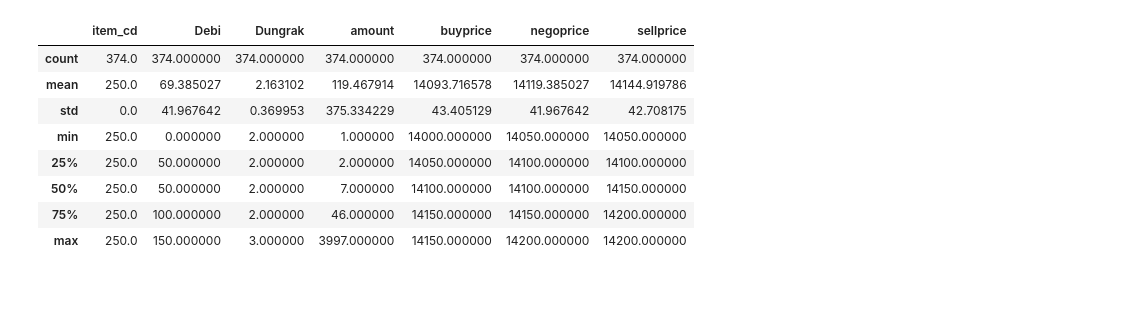
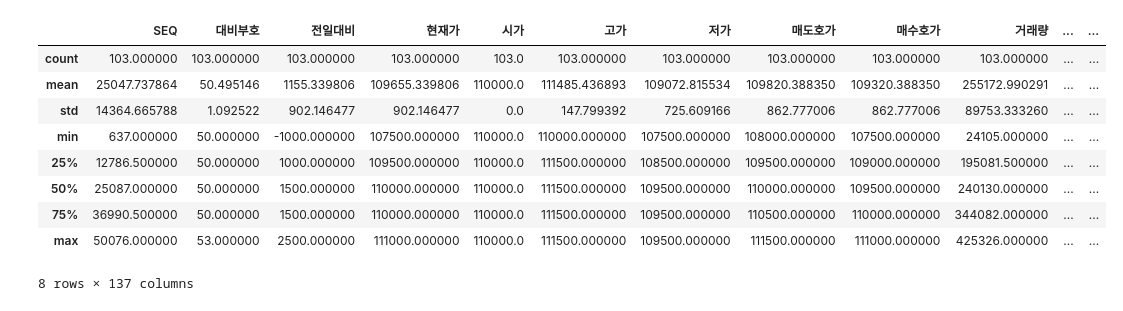
Before and after one commit to sunghoonyang/auto_invest, a Jupyter notebook: jupyter_notebook/rapid_price_fall.ipynb, the cells around one changed output. Drawn from its saved outputs; the diff is of its cells as text; code cells hidden in the pictures.

```diff
--- a/jupyter_notebook/rapid_price_fall.ipynb
+++ b/jupyter_notebook/rapid_price_fall.ipynb
@@ -37,25 +37,26 @@ from sklearn.linear_model import Perceptron
 from sklearn.linear_model import SGDClassifier
 from sklearn.tree import DecisionTreeClassifier
 # %%
-item_cd = 250
+item_cd_kakao = 'A035720'
+item_cd_amore_g = 'A002790'
 sql = """
 SELECT
     *
-FROM krx_timeconclude_today
-WHERE `item_cd` = {item_cd}
-ORDER BY time ASC
+FROM market_eye_today
+WHERE `종목코드` = '{item_cd}'
 ;
-""".format(item_cd=item_cd)
+""".format(item_cd=item_cd_kakao)
 engine = dbMeta.get_mysql_engine()
 snapshot = pd.read_sql(sql, engine)
 snapshot.describe()
 # %% [output]
-|  | item_cd | Debi | Dungrak | amount | buyprice | negoprice | sellprice |
-| count | 374.0 | 374.000000 | 374.000000 | 374.000000 | 374.000000 | 374.000000 | 374.000000 |
-| mean | 250.0 | 69.385027 | 2.163102 | 119.467914 | 14093.716578 | 14119.385027 | 14144.919786 |
-| std | 0.0 | 41.967642 | 0.369953 | 375.334229 | 43.405129 | 41.967642 | 42.708175 |
-| min | 250.0 | 0.000000 | 2.000000 | 1.000000 | 14000.000000 | 14050.000000 | 14050.000000 |
-| 25% | 250.0 | 50.000000 | 2.000000 | 2.000000 | 14050.000000 | 14100.000000 | 14100.000000 |
-| 50% | 250.0 | 50.000000 | 2.000000 | 7.000000 | 14100.000000 | 14100.000000 | 14150.000000 |
-| 75% | 250.0 | 100.000000 | 2.000000 | 46.000000 | 14150.000000 | 14150.000000 | 14200.000000 |
-| max | 250.0 | 150.000000 | 3.000000 | 3997.000000 | 14150.000000 | 14200.000000 | 14200.000000 |
+|  | SEQ | 대비부호 | 전일대비 | 현재가 | 시가 | 고가 | 저가 | 매도호가 | 매수호가 | 거래량 | ... | ... |
+| count | 103.000000 | 103.000000 | 103.000000 | 103.000000 | 103.0 | 103.000000 | 103.000000 | 103.000000 | 103.000000 | 103.000000 | ... | ... |
+| mean | 25047.737864 | 50.495146 | 1155.339806 | 109655.339806 | 110000.0 | 111485.436893 | 109072.815534 | 109820.388350 | 109320.388350 | 255172.990291 | ... | ... |
+| std | 14364.665788 | 1.092522 | 902.146477 | 902.146477 | 0.0 | 147.799392 | 725.609166 | 862.777006 | 862.777006 | 89753.333260 | ... | ... |
+| min | 637.000000 | 50.000000 | -1000.000000 | 107500.000000 | 110000.0 | 110000.000000 | 107500.000000 | 108000.000000 | 107500.000000 | 24105.000000 | ... | ... |
+| 25% | 12786.500000 | 50.000000 | 1000.000000 | 109500.000000 | 110000.0 | 111500.000000 | 108500.000000 | 109500.000000 | 109000.000000 | 195081.500000 | ... | ... |
+| 50% | 25087.000000 | 50.000000 | 1500.000000 | 110000.000000 | 110000.0 | 111500.000000 | 109500.000000 | 110000.000000 | 109500.000000 | 240130.000000 | ... | ... |
+| 75% | 36990.500000 | 50.000000 | 1500.000000 | 110000.000000 | 110000.0 | 111500.000000 | 109500.000000 | 110500.000000 | 110000.000000 | 344082.000000 | ... | ... |
+| max | 50076.000000 | 53.000000 | 2500.000000 | 111000.000000 | 110000.0 | 111500.000000 | 109500.000000 | 111500.000000 | 111000.000000 | 425326.000000 | ... | ... |
+8 rows × 137 columns
```
Also changed, not shown: parts of 9 cells of this notebook, 12 other files.
